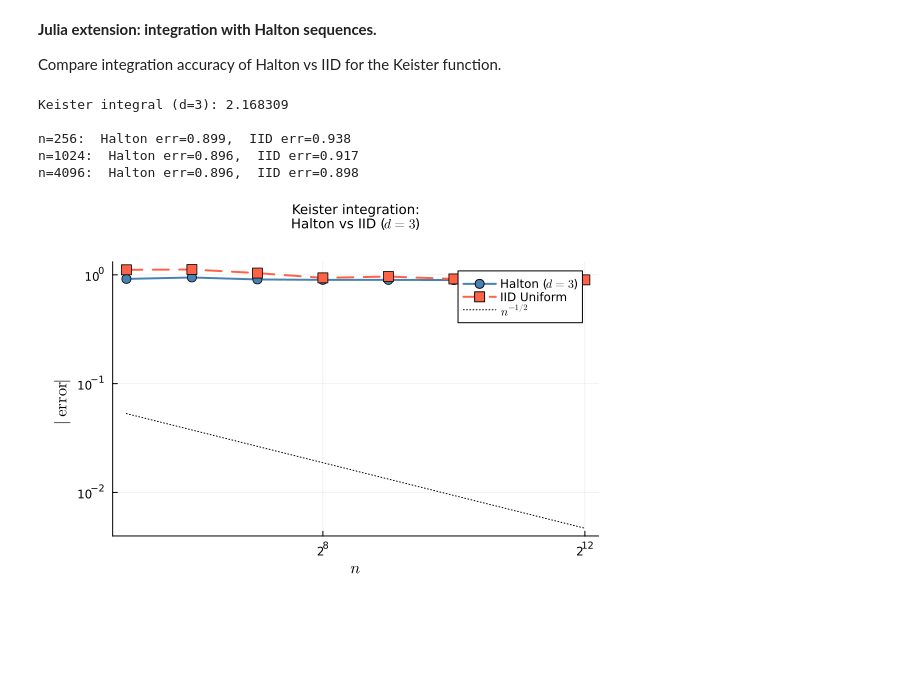
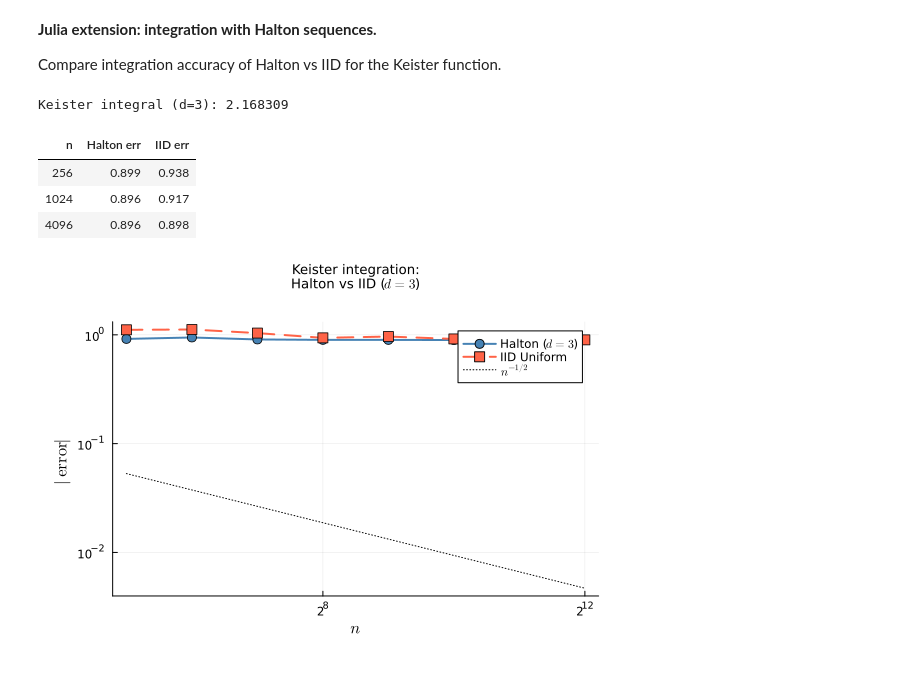
Before and after one commit to QMCSoftware/QMC.jl, a Jupyter notebook: demos/linear_scrambled_halton.ipynb, the cells around one changed output. Cells and saved outputs as stored; diff of their text form; code cells hidden in the pictures; blank space fills up the shorter version.

Commit message:
Use display table to beautify outputs

```diff
--- a/demos/linear_scrambled_halton.ipynb
+++ b/demos/linear_scrambled_halton.ipynb
@@ -242,35 +242,40 @@ Compare integration accuracy of Halton vs IID for the Keister function.
 # %%
 d = 3
 exact = keister_exact(d)
 println("Keister integral (d=$d): $(round(exact, digits=6))")
 println()
 
 let
+    rows = NamedTuple{(:n, :halton_err, :iid_err)}[]
     for n in [256, 1024, 4096]
         h_n = Halton(d; seed=7)
         tm_h = Gaussian(h_n; mean=0.0, covariance=0.5)
         f_h = Keister(tm_h)
         x_h = gen_samples(h_n, n)
         y_h = evaluate(f_h, x_h)
         est_h = mean(y_h)
 
         iid_n = IIDStdUniform(d; seed=7)
         tm_i = Gaussian(iid_n; mean=0.0, covariance=0.5)
         f_i = Keister(tm_i)
         x_i = gen_samples(iid_n, n)
         y_i = evaluate(f_i, x_i)
         est_i = mean(y_i)
 
-        println("n=$n:  Halton err=$(round(abs(est_h - exact), sigdigits=3)),  " *
-                "IID err=$(round(abs(est_i - exact), sigdigits=3))")
+        push!(rows, (n=n, halton_err=abs(est_h - exact), iid_err=abs(est_i - exact)))
     end
+    display_table(rows;
+        headers=["n", "Halton err", "IID err"],
+        formatters=(
+            halton_err=v -> @sprintf("%.3g", v),
+            iid_err=v -> @sprintf("%.3g", v)))
 end
 # %% [output]
 Keister integral (d=3): 2.168309
-
-n=256:  Halton err=0.899,  IID err=0.938
-n=1024:  Halton err=0.896,  IID err=0.917
-n=4096:  Halton err=0.896,  IID err=0.898
+| n | Halton err | IID err |
+| 256 | 0.899 | 0.938 |
+| 1024 | 0.896 | 0.917 |
+| 4096 | 0.896 | 0.898 |
 # %%
 if HAVE_PLOTS
     # Keister integration convergence: Halton vs IID
```
Also changed, not shown: parts of 2 cells of this notebook.
